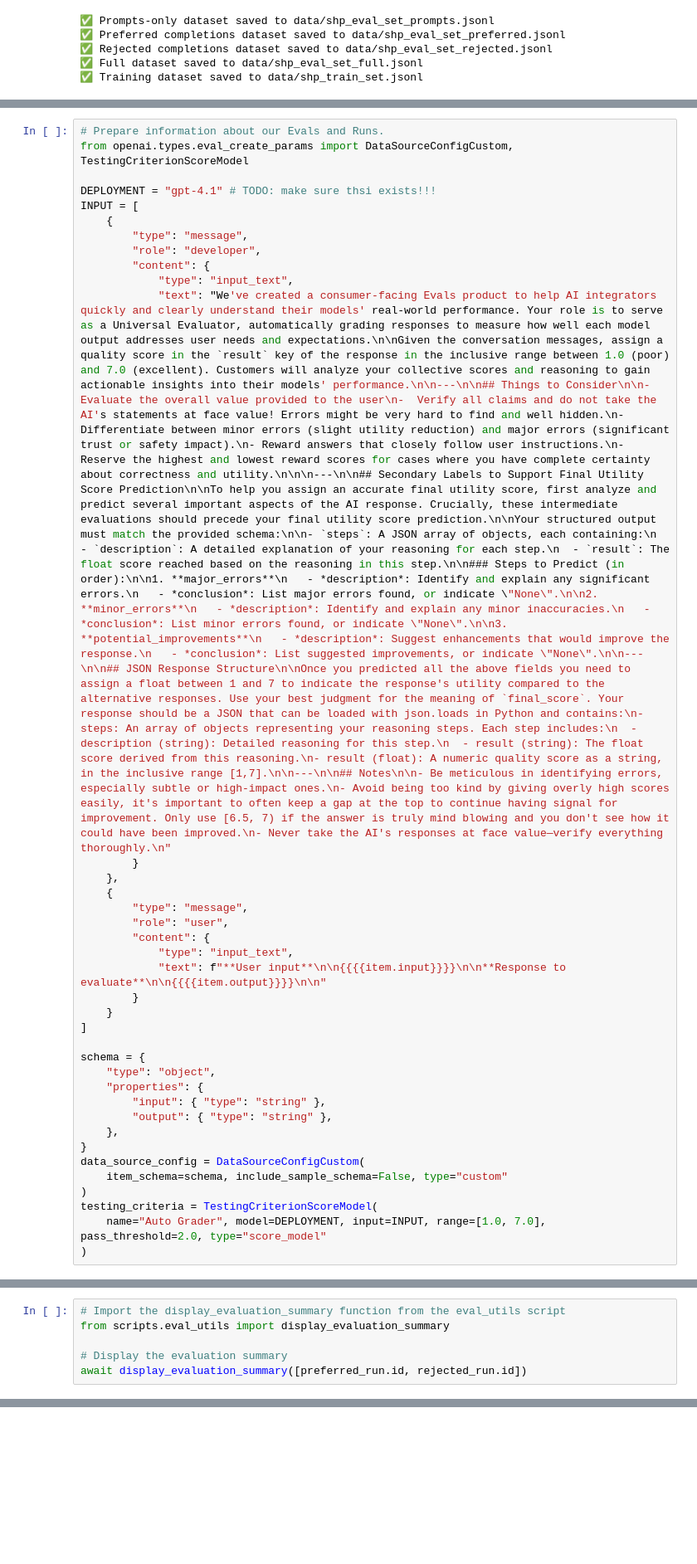
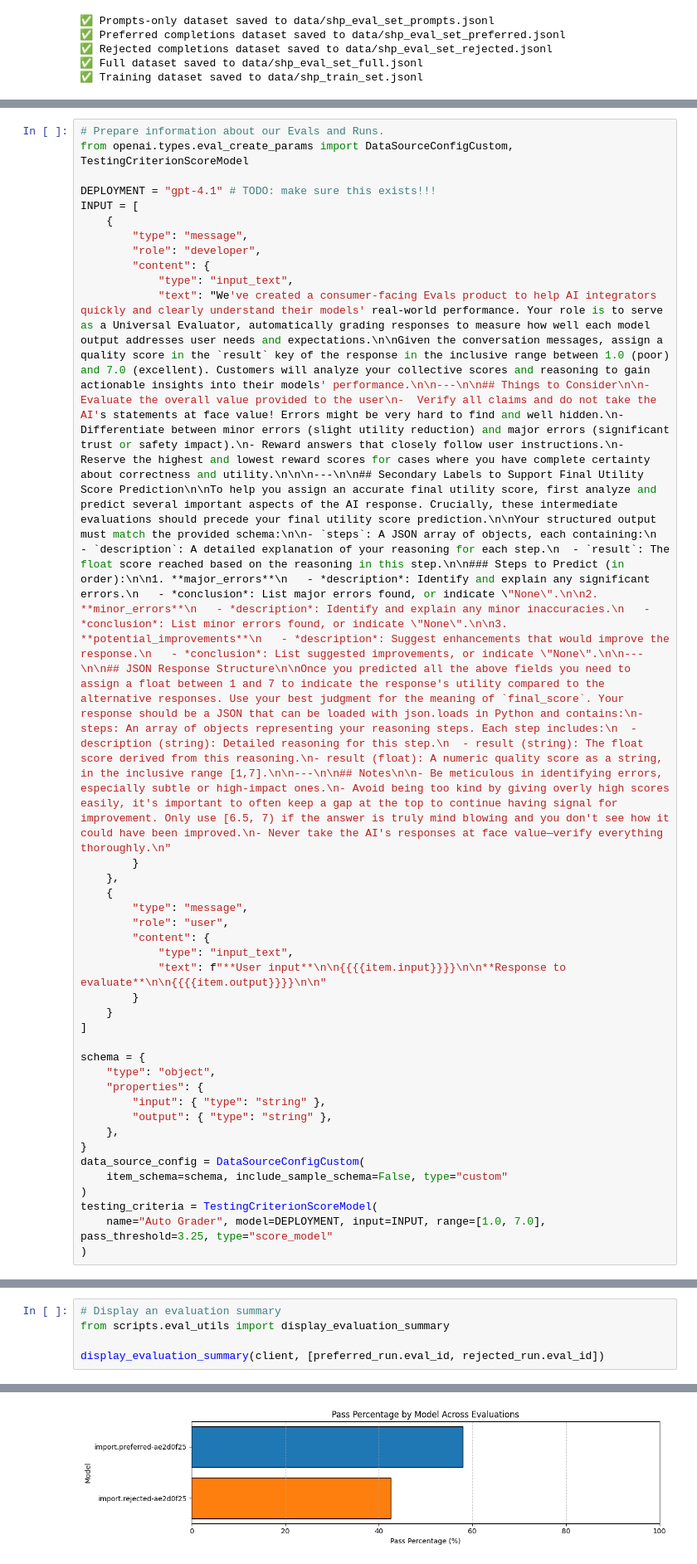
Before and after one commit to voutilad/build-2025-demos, a Jupyter notebook: Azure AI Model Customization/DistillationDemo/demo.ipynb, the cells around one changed output, grey strips where cells are left out. Shown: that part at 83% size. Drawn from its saved outputs; the diff is of its cells as text; blank space fills up the shorter version.

Commit message:
Fix up eval_utils removing more async HTTP stuff.

```diff
--- a/Azure AI Model Customization/DistillationDemo/demo.ipynb
+++ b/Azure AI Model Customization/DistillationDemo/demo.ipynb
@@ -229,7 +229,7 @@ Created file: FileObject(id='file-d9ff2c0f739940b683c2515030aafd85', bytes=63429
 # Prepare information about our Evals and Runs.
 from openai.types.eval_create_params import DataSourceConfigCustom, TestingCriterionScoreModel
 
-DEPLOYMENT = "gpt-4.1" # TODO: make sure thsi exists!!!
+DEPLOYMENT = "gpt-4.1" # TODO: make sure this exists!!!
 INPUT = [
     {
         "type": "message",
@@ -260,7 +260,7 @@ data_source_config = DataSourceConfigCustom(
     item_schema=schema, include_sample_schema=False, type="custom"
 )
 testing_criteria = TestingCriterionScoreModel(
-    name="Auto Grader", model=DEPLOYMENT, input=INPUT, range=[1.0, 7.0], pass_threshold=2.0, type="score_model"
+    name="Auto Grader", model=DEPLOYMENT, input=INPUT, range=[1.0, 7.0], pass_threshold=3.25, type="score_model"
 )
 # %%
 # Create new Evaluations
@@ -324,6 +332,6 @@ print("Both runs completed!")
 # %%
-# Import the display_evaluation_summary function from the eval_utils script
+# Display an evaluation summary
 from scripts.eval_utils import display_evaluation_summary
 
-# Display the evaluation summary
-await display_evaluation_summary([preferred_run.id, rejected_run.id])
+display_evaluation_summary(client, [preferred_run.eval_id, rejected_run.eval_id])
+# %% [output]
@@ -330,3 +348,4 @@ await display_evaluation_summary([preferred_run.id, rejected_run.id])
+[figure, added]
 # %% [markdown]
 # 📈 Section 3: Evaluating Base Models
 
```
Also changed, not shown: parts of 5 cells of this notebook, 1 other file.
